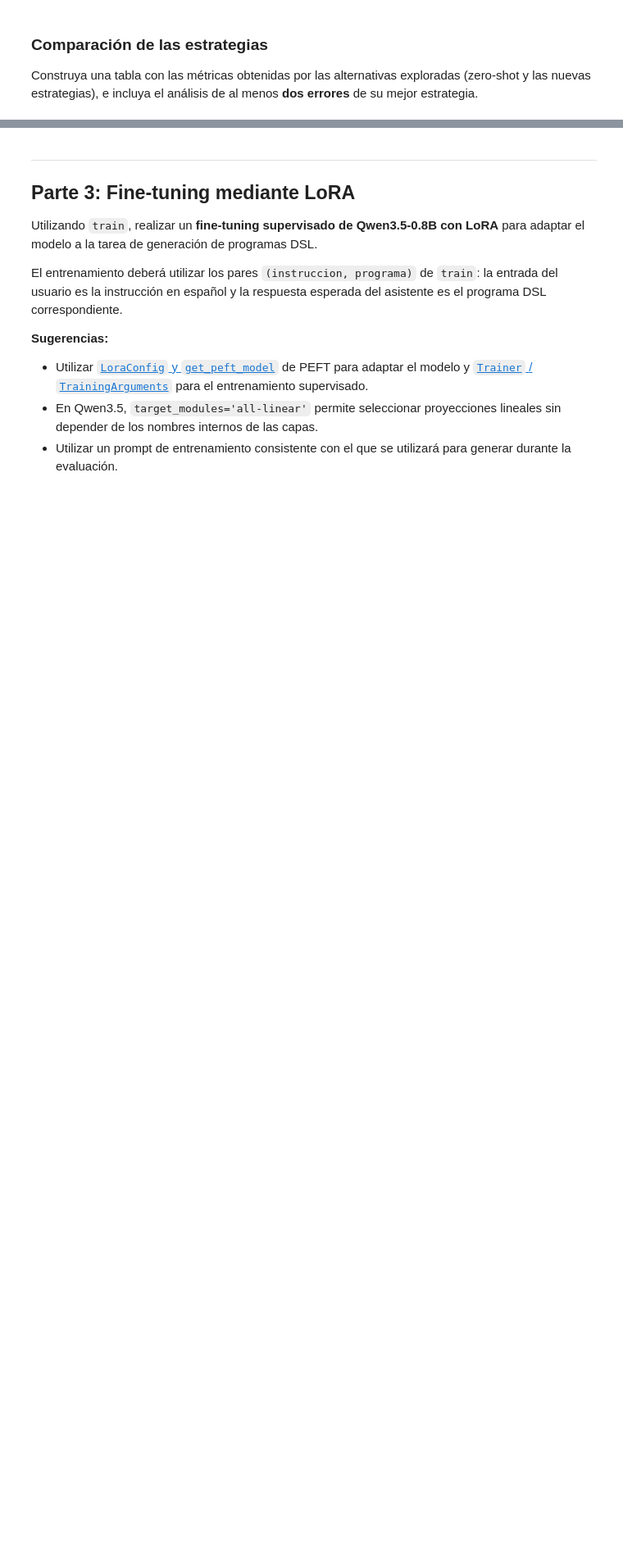
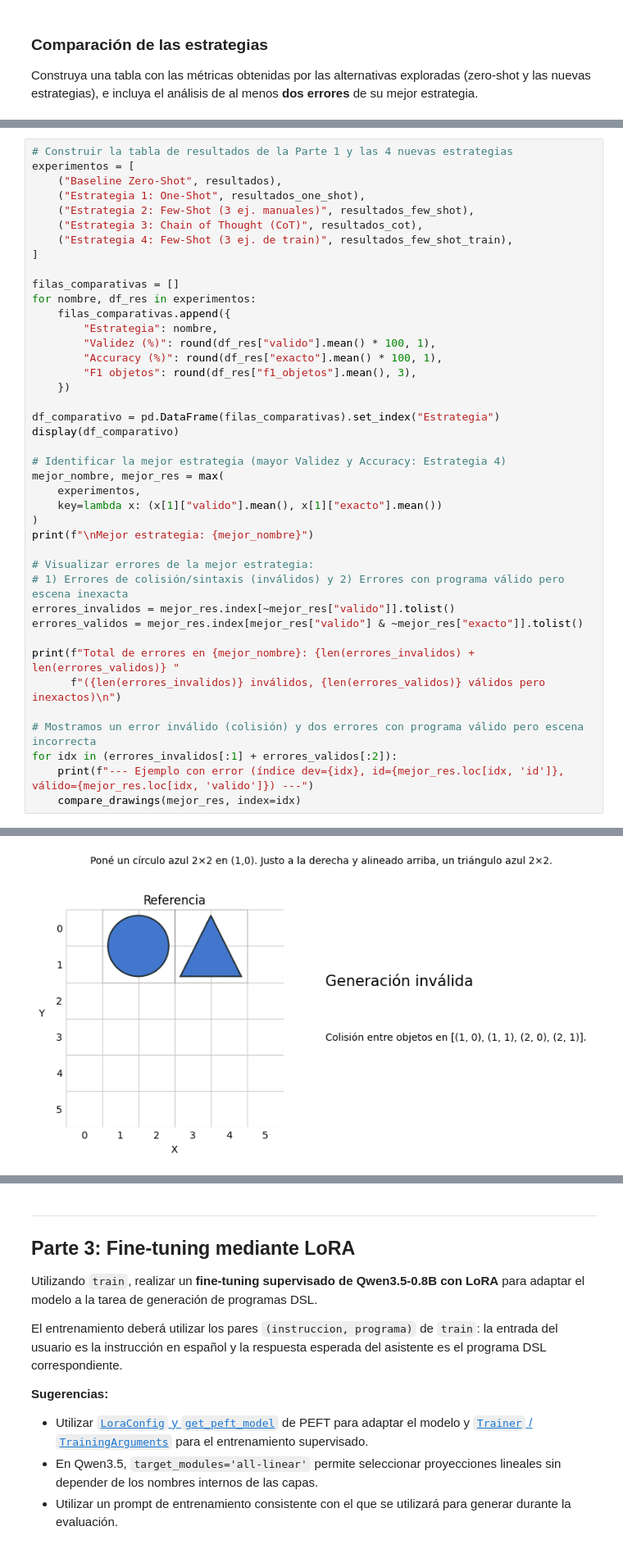
Before and after one commit to santitucci/MCDAA_RNLN_Grupo_13_Lab2, a Jupyter notebook: RNLN_2026_lab2.ipynb, the cells around one changed output, grey strips where cells are left out. Shown at 82% size. Cells and saved outputs as stored; diff of their text form; blank space fills up the shorter version.

Commit message:
parte 2 completa

```diff
--- a/RNLN_2026_lab2.ipynb
+++ b/RNLN_2026_lab2.ipynb
@@ -907,0 +1128,42 @@ Construya una tabla con las métricas obtenidas por las alternativas exploradas
+# %%
+# Construir la tabla de resultados de la Parte 1 y las 4 nuevas estrategias
+experimentos = [
+    ("Baseline Zero-Shot", resultados),
+    ("Estrategia 1: One-Shot", resultados_one_shot),
+    ("Estrategia 2: Few-Shot (3 ej. manuales)", resultados_few_shot),
+    ("Estrategia 3: Chain of Thought (CoT)", resultados_cot),
+    ("Estrategia 4: Few-Shot (3 ej. de train)", resultados_few_shot_train),
+]
+
+filas_comparativas = []
+for nombre, df_res in experimentos:
+    filas_comparativas.append({
+        "Estrategia": nombre,
+        "Validez (%)": round(df_res["valido"].mean() * 100, 1),
+        "Accuracy (%)": round(df_res["exacto"].mean() * 100, 1),
+        "F1 objetos": round(df_res["f1_objetos"].mean(), 3),
+    })
+
+df_comparativo = pd.DataFrame(filas_comparativas).set_index("Estrategia")
+display(df_comparativo)
+
+# Identificar la mejor estrategia (mayor Validez y Accuracy: Estrategia 4)
+mejor_nombre, mejor_res = max(
+    experimentos,
+    key=lambda x: (x[1]["valido"].mean(), x[1]["exacto"].mean())
+)
+print(f"\nMejor estrategia: {mejor_nombre}")
+
+# Visualizar errores de la mejor estrategia:
+# 1) Errores de colisión/sintaxis (inválidos) y 2) Errores con programa válido pero escena inexacta
+errores_invalidos = mejor_res.index[~mejor_res["valido"]].tolist()
+errores_validos = mejor_res.index[mejor_res["valido"] & ~mejor_res["exacto"]].tolist()
+
+print(f"Total de errores en {mejor_nombre}: {len(errores_invalidos) + len(errores_validos)} "
+      f"({len(errores_invalidos)} inválidos, {len(errores_validos)} válidos pero inexactos)\n")
+
+# Mostramos un error inválido (colisión) y dos errores con programa válido pero escena incorrecta
+for idx in (errores_invalidos[:1] + errores_validos[:2]):
+    print(f"--- Ejemplo con error (índice dev={idx}, id={mejor_res.loc[idx, 'id']}, válido={mejor_res.loc[idx, 'valido']}) ---")
+    compare_drawings(mejor_res, index=idx)
+# %% [output]
@@ -907,0 +1177 @@ Construya una tabla con las métricas obtenidas por las alternativas exploradas
+[figure, added]
```
Also changed, not shown: parts of 17 cells of this notebook.
